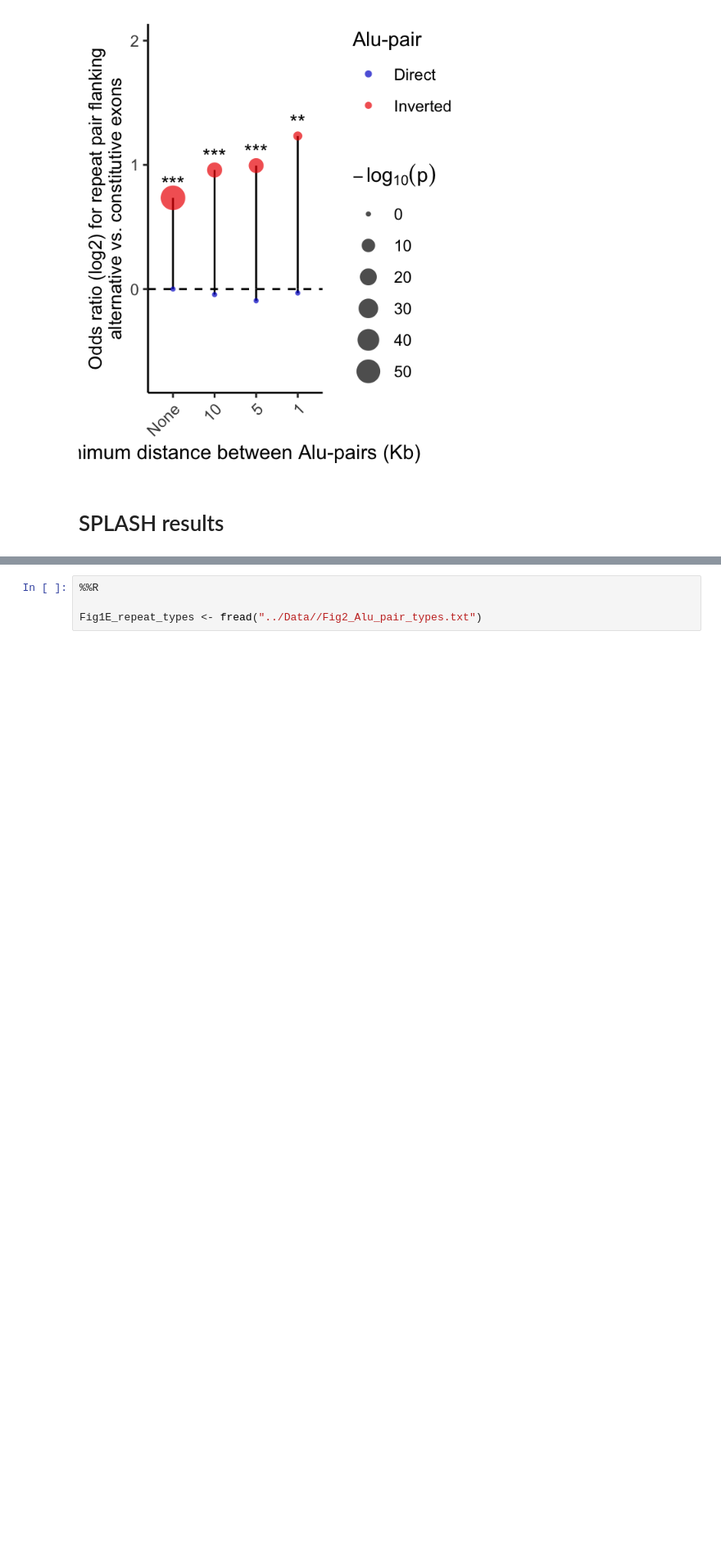
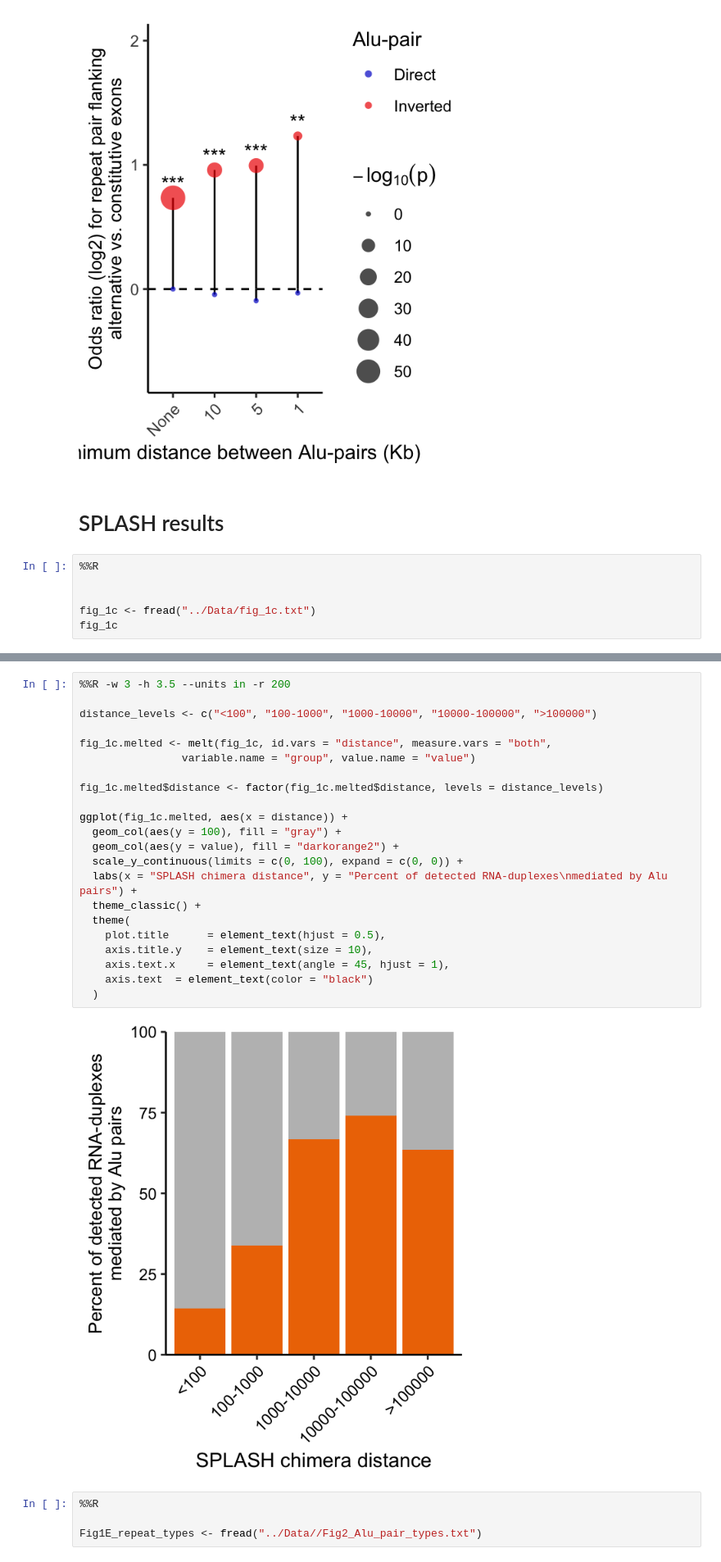
Before and after one commit to Hyunbeen-Lee/RNA_Alu_paper_figure, a Jupyter notebook: Notebooks/Figure1.ipynb, the cells around one changed output, grey strips where cells are left out. Shown at 82% size. Cells and saved outputs as stored; diff of their text form; blank space fills up the shorter version.

```diff
--- a/Notebooks/Figure1.ipynb
+++ b/Notebooks/Figure1.ipynb
@@ -127,3 +127,9 @@ print(fig1B)
 [figure]
 # %% [markdown]
 # SPLASH results
+# %%
+%%R
+
+
+fig_1c <- fread("../Data/fig_1c.txt")
+fig_1c
@@ -130,3 +144,27 @@ print(fig1B)
+# %%
+%%R -w 3 -h 3.5 --units in -r 200
+
+distance_levels <- c("<100", "100-1000", "1000-10000", "10000-100000", ">100000")
+
+fig_1c.melted <- melt(fig_1c, id.vars = "distance", measure.vars = "both",
+                variable.name = "group", value.name = "value")
+
+fig_1c.melted$distance <- factor(fig_1c.melted$distance, levels = distance_levels)
+
+ggplot(fig_1c.melted, aes(x = distance)) +
+  geom_col(aes(y = 100), fill = "gray") +
+  geom_col(aes(y = value), fill = "darkorange2") +
+  scale_y_continuous(limits = c(0, 100), expand = c(0, 0)) +
+  labs(x = "SPLASH chimera distance", y = "Percent of detected RNA-duplexes\nmediated by Alu pairs") +
+  theme_classic() +
+  theme(
+    plot.title      = element_text(hjust = 0.5),
+    axis.title.y    = element_text(size = 10),
+    axis.text.x     = element_text(angle = 45, hjust = 1),
+    axis.text  = element_text(color = "black")
+  )
+# %% [output]
+[figure, added]
 # %%
 %%R
 
```
Also changed, not shown: parts of 3 cells of this notebook, 1 other file.
